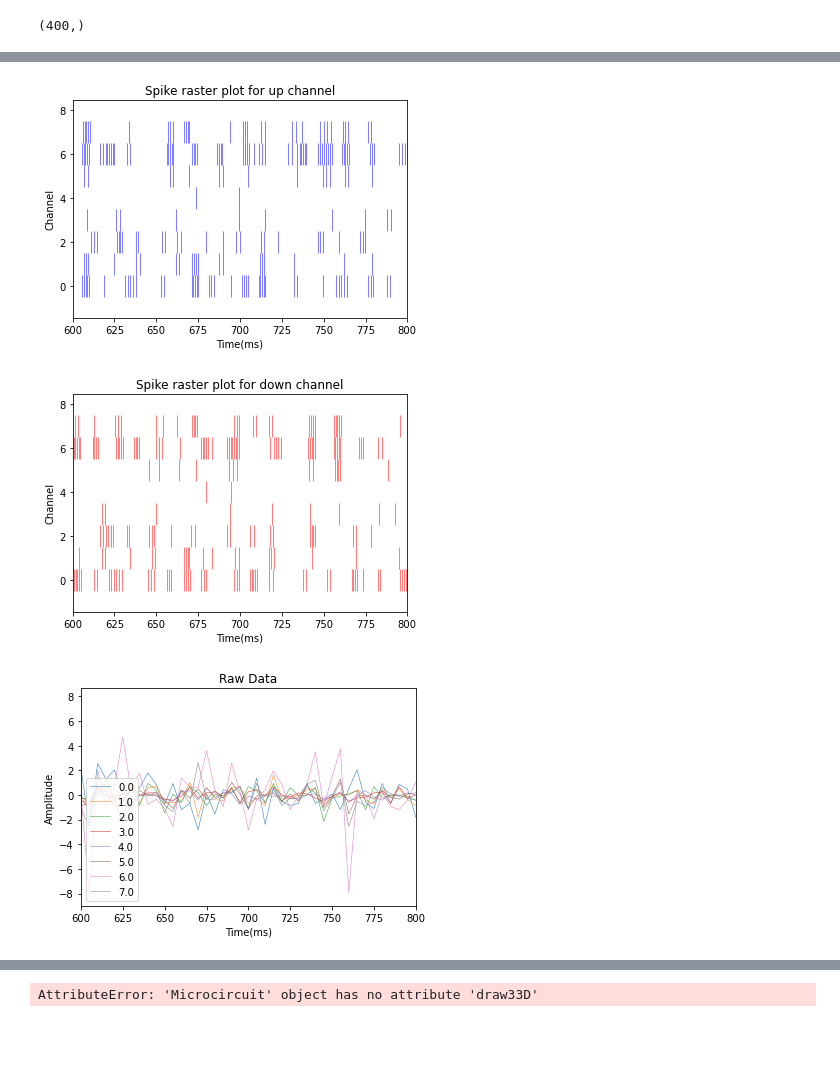
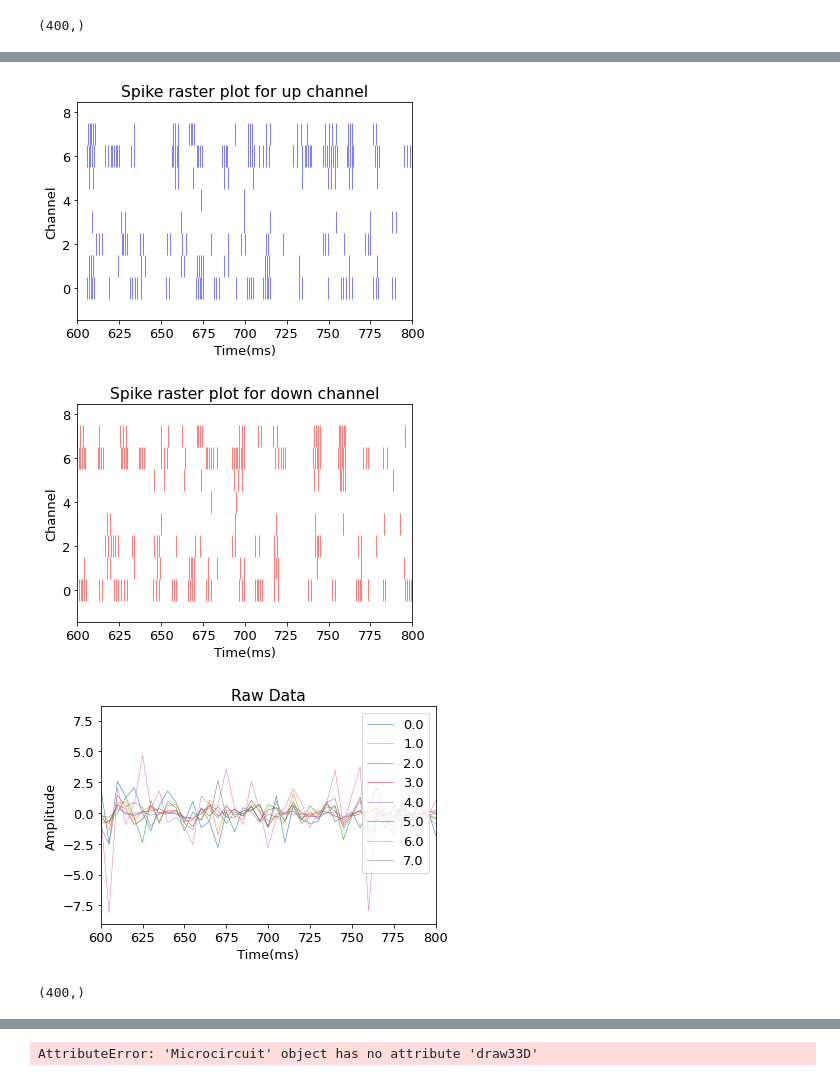
Before and after one commit to nikhil-garg/EMG_exp, a Jupyter notebook: Plot_encoding.ipynb, the cells around one changed output, grey strips where cells are left out. Cells and saved outputs as stored; diff of their text form; code cells hidden in the pictures; blank space fills up the shorter version.

```diff
--- a/Plot_encoding.ipynb
+++ b/Plot_encoding.ipynb
@@ -243,4 +246,6 @@ X_EMG_Test[1][:,0].shape
 # %%
+plt.rcParams.update({'font.size': 13})
+
 _t = np.arange(
     0, 2000, 5
 )  # Time array of 2000ms for the 200 samples per second. For ploting purpose.
@@ -253,33 +258,37 @@ plt.ylabel("Channel")
 plt.title("Spike raster plot for up channel")
 plt.xlim([600, 800])
 plt.savefig("up.svg", format="svg")
 
 plt.show()
 plt.clf()
 # Plot a dn segment
 plt.eventplot(spike_times_test_dn[1], color=[1, 0, 0], linewidth=0.5)
 plt.xlabel("Time(ms)")
 plt.ylabel("Channel")
 plt.title("Spike raster plot for down channel")
 plt.xlim([600, 800])
 
 plt.savefig("dn.svg", format="svg")
 
 
 plt.show()
 plt.clf()
 
 channels = np.linspace(0, 7, num=8)
 plt.plot(_t, X_EMG_Test[1], linewidth=0.5)
 plt.legend(channels)
 plt.title("Raw Data")
 plt.xlabel("Time(ms)")
 plt.ylabel("Amplitude")
 plt.xlim([600, 800])
 # plt.ylim([-4, 4])
 
 plt.savefig("signal.svg", format="svg")
 # %% [output]
-[figure, old version]
+[figure, new version]
-[figure, old version]
+[figure, new version]
-[figure, old version]
+[figure, new version]
+# %%
+.shape
+# %% [output]
+(400,)
```
Also changed, not shown: parts of 4 cells of this notebook, 8 other files.
